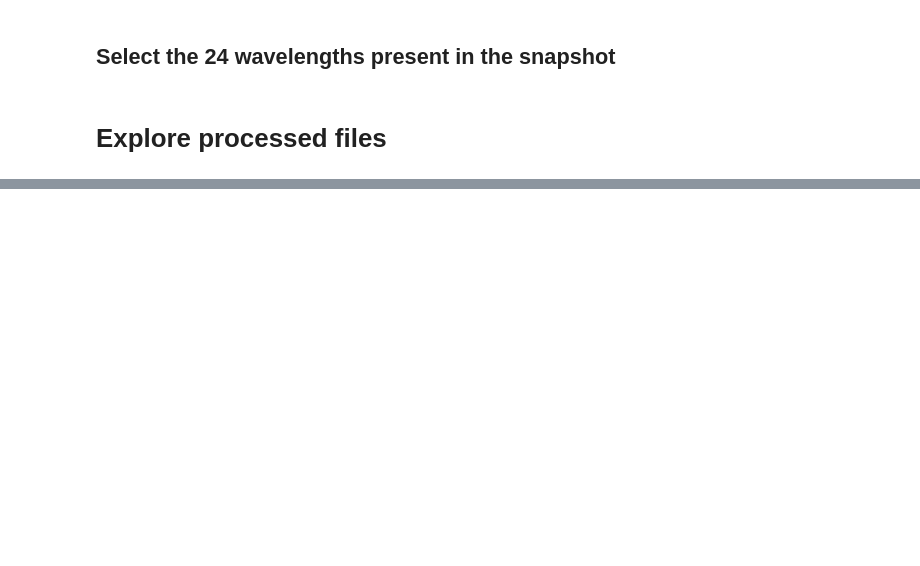
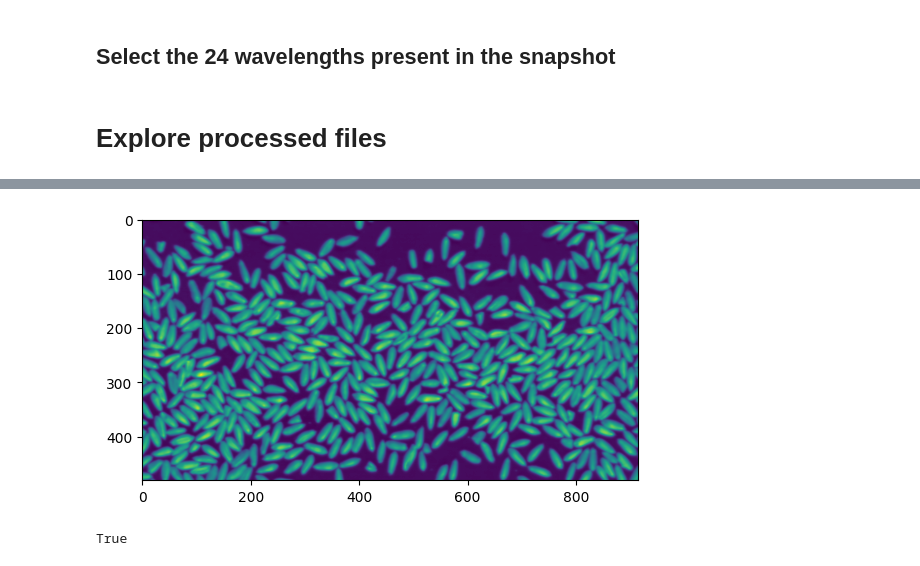
Before and after one commit to amar-music/hyperspectral-snapshot-upscaling, a Jupyter notebook: explore.ipynb, the cells around one changed output, grey strips where cells are left out. Saved outputs shown, nothing was run; the diff lists cells and outputs as text; code cells hidden in the pictures; blank space fills up the shorter version.

```diff
--- a/explore.ipynb
+++ b/explore.ipynb
@@ -194 +171,49 @@ cv.imwrite("data/Processed/sstest.jpg", ss_img[:, :, 3] * 255)
 True
+# %%
+from preprocessing import preprocessFullHSI
+import matplotlib.pyplot as plt
+
+# Load 1 hdf5 file as test
+hdf5_files = 'data/FX10/spelt3_l.hdf5'
+
+# Specify camera calibration files
+mtx_path = 'data/FX10/2D/hrHSI_matrix.npy'
+dist_path = 'data/FX10/2D/hrHSI_dist.npy'
+
+# Snapshot dimensions and wavelengths
+ss_shape = (213, 405, 24)
+ss_wavelengths = [667, 679, 691, 703, 715,
+                  727, 739, 751, 763, 775,
+                  787, 799, 811, 823, 835,
+                  847, 859, 871, 883, 895,
+                  907, 919, 931, 943]
+
+
+# Set offsets and rotations
+x_off = (104, 1019)   # Full: (0, 1084)
+y_off = (189, 720)   # Full: (0, 1015)
+rot = -0.2
+shear = 0.017
+
+# Load and preprocess file
+hr_file = preprocessFullHSI(path_to_hdf5=hdf5_files,
+                            mtx_path=mtx_path,
+                            dist_path=dist_path,
+                            x_off=x_off,
+                            y_off=y_off,
+                            rot=rot,
+                            shear=shear,
+                            ss_shape=ss_shape,
+                            ss_wavelengths=ss_wavelengths)
+hr_img = hr_file[0]
+hr_wavelengths = hr_file[1]
+
+plt.imshow(hr_img[:, :, 3])
+plt.show()
+
+# Save as b&w image
+import cv2 as cv
+cv.imwrite("data/Processed/hrtest.jpg", hr_img[:, :, 3] * 255)
+# %% [output]
+[figure, added]
+True
```
Also changed, not shown: parts of 5 cells of this notebook, 1 other file.
